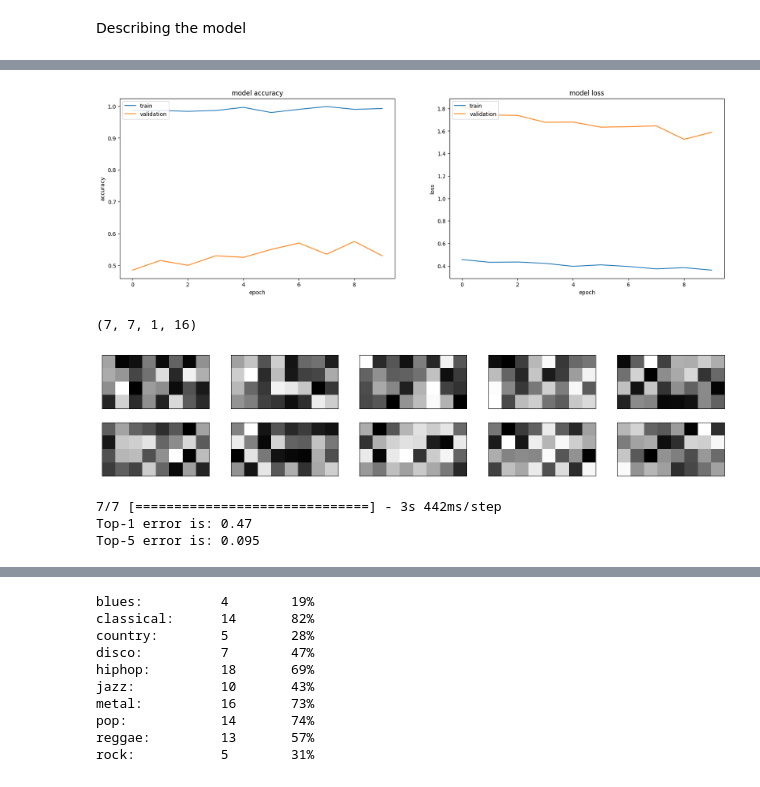
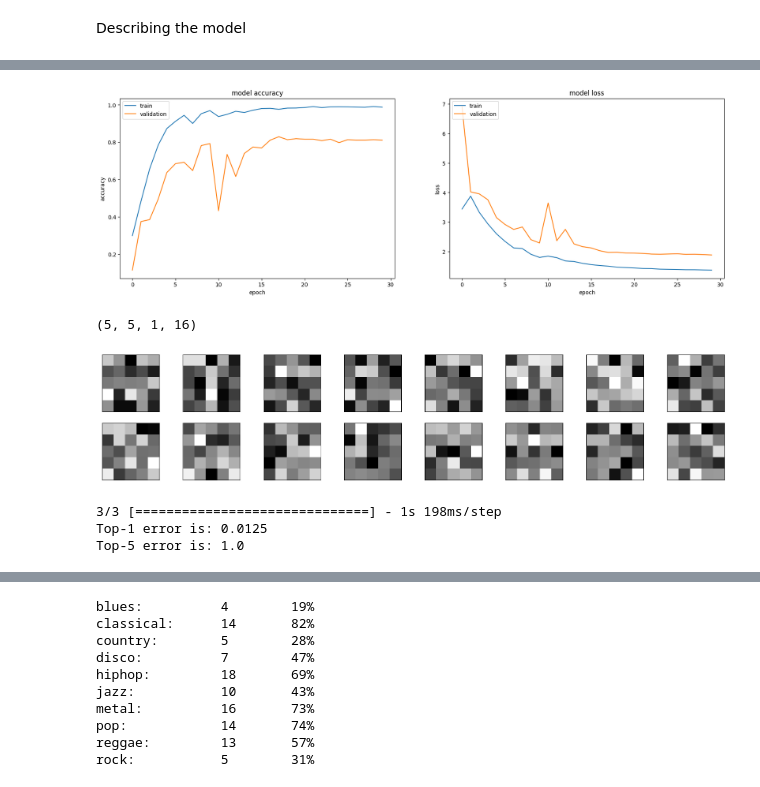
Before and after one commit to thdb-theo/AudioClassification, a Jupyter notebook: src/Model.ipynb, the cells around one changed output, grey strips where cells are left out. Drawn from its saved outputs; the diff is of its cells as text; code cells hidden in the pictures.

Commit message:
small changes in model

```diff
--- a/src/Model.ipynb
+++ b/src/Model.ipynb
@@ -202,22 +169,23 @@ from keras.layers import Input
 from keras.models import Model
 from keras.layers import Conv2D, MaxPooling2D, Dropout, Flatten, Dense, BatchNormalization, Activation
 
-num_classes = 10
+num_classes = use_n_genres
 inputs = Input(shape=(input_shape + (1,))) # Nicer way to add this 1 as a dimension?
 
 # lamda is the weight of the L2 penalty term
-lamda = 0.01                  # IS THIS A GOOD VALUE?
+# My experience is that 0.1 is way to high.
+lamda = 0.01
 L2_regularizer = keras.regularizers.l2(lamda)
 initializer = tf.keras.initializers.HeNormal()
 
 
 # ********************************************* Model ********************************************
 # Encoder (convolutional base)
-x = Conv2D(16, kernel_size=(5,5), kernel_regularizer=L2_regularizer,  kernel_initializer=initializer)(inputs)
+x = Conv2D(16, kernel_size=(3,3), kernel_regularizer=L2_regularizer,  kernel_initializer=initializer)(inputs)
 x = Activation('relu')(x)
 x = BatchNormalization()(x)
 x = MaxPooling2D((2, 2))(x)
-x = Conv2D(16, kernel_size=(5,5),kernel_regularizer=L2_regularizer)(x)
+x = Conv2D(32, kernel_size=(3,3),kernel_regularizer=L2_regularizer)(x)
 x = Activation('relu')(x)
 x = BatchNormalization()(x)
 
@@ -256,35 +224,4 @@ Non-trainable params: 128
 _________________________________________________________________
-# %%
-class CustomLearningRateScheduler(keras.callbacks.Callback):
-    def __init__(self, schedule):
-        super(CustomLearningRateScheduler, self).__init__()
-        self.schedule = schedule
-        self.losses = []
-
-    def on_epoch_end(self, epoch, logs=None):
-        current = logs.get("val_loss")
-        lr = float(tf.keras.backend.get_value(self.model.optimizer.learning_rate))
-        self.losses.append(current)
-        if len(self.losses) < 5: # We only consider learning rate decrease after 5 epochs since the last decrease.
-            print(" lr: {:.6f}".format(lr) )
-            return
-        if len(self.losses) > 5:
-            self.losses.pop(0)
-        scheduled_lr = self.schedule(lr,self.losses)
-        if lr != scheduled_lr:
-            self.losses = [] # We empty the loss array after we decreased the learning rate.
-        tf.keras.backend.set_value(self.model.optimizer.lr,
-        scheduled_lr)
-        print(" lr: {:.6f}".format(scheduled_lr) )
-
-def lr_schedule(lr, losses):
-    mean = sum(losses[:len(losses)-1]) / len(losses[:len(losses)-1])
-    last_loss = losses[-1]
-    if last_loss >= mean*0.9: # If there is not at least 10% improvent regarding the mean of the previous losses, than we decrease.
-        lr = lr/2
-    return lr
-
-early_stopping_callback = tf.keras.callbacks.EarlyStopping(monitor='val_loss', patience=12,restore_best_weights=True)
 # %%
 model2.compile(loss=keras.losses.categorical_crossentropy,
               optimizer=keras.optimizers.SGD(learning_rate=0.02, nesterov=True),
@@ -292,7 +229,7 @@ model2.compile(loss=keras.losses.categorical_crossentropy,
 # %%
 history2 = model2.fit(x_train, y_train,
           batch_size=32,
-          epochs=100,
+          epochs=30,
           verbose=1,
           validation_data=(x_test, y_test),
           shuffle=True,
@@ -342,27 +286,27 @@ def show_history(history):
   plt.legend(['train', 'validation'], loc='upper left')
   plt.show()
 
-show_history(history)
+show_history(history2)
 # %% [output]
-[figure, old version]
+[figure, new version]
 # %%
 # Displaying the last weights
-W = np.asarray(model.layers[1].get_weights()[0])
+W = np.asarray(model2.layers[1].get_weights()[0])
 n_filters = W.shape[3]
 print(W.shape)
 W = W.reshape((*W.shape[:2], n_filters))
 plt.figure(figsize=(20,4))
 for i in range(n_filters):
   ax = plt.subplot(2, (n_filters + 1) // 2, i+1)
   plt.imshow(W[:,:,i])
   ax.get_xaxis().set_visible(False)
   ax.get_yaxis().set_visible(False)
   plt.gray()
 # %% [output]
-(7, 7, 1, 16)
+(5, 5, 1, 16)
-[figure, old version]
+[figure, new version]
 # %%
-predictions = model.predict(x_test)
+predictions = model2.predict(x_test)
 
 def top1_error(preds,labels):
   return np.mean(np.argmax(preds,axis=1) != np.argmax(labels,axis=1))
@@ -384,9 +328,9 @@ def top5_error_for_psychopaths(preds,labels):
 
 print("Top-5 error is: " + str(top5_error_for_psychopaths(predictions,y_test[:len(predictions)])))
 # %% [output]
-7/7 [==============================] - 3s 442ms/step
-Top-1 error is: 0.47
-Top-5 error is: 0.095
+3/3 [==============================] - 1s 198ms/step
+Top-1 error is: 0.0125
+Top-5 error is: 1.0
 # %%
 
 from collections import Counter
```
Also changed, not shown: parts of 10 cells of this notebook.
